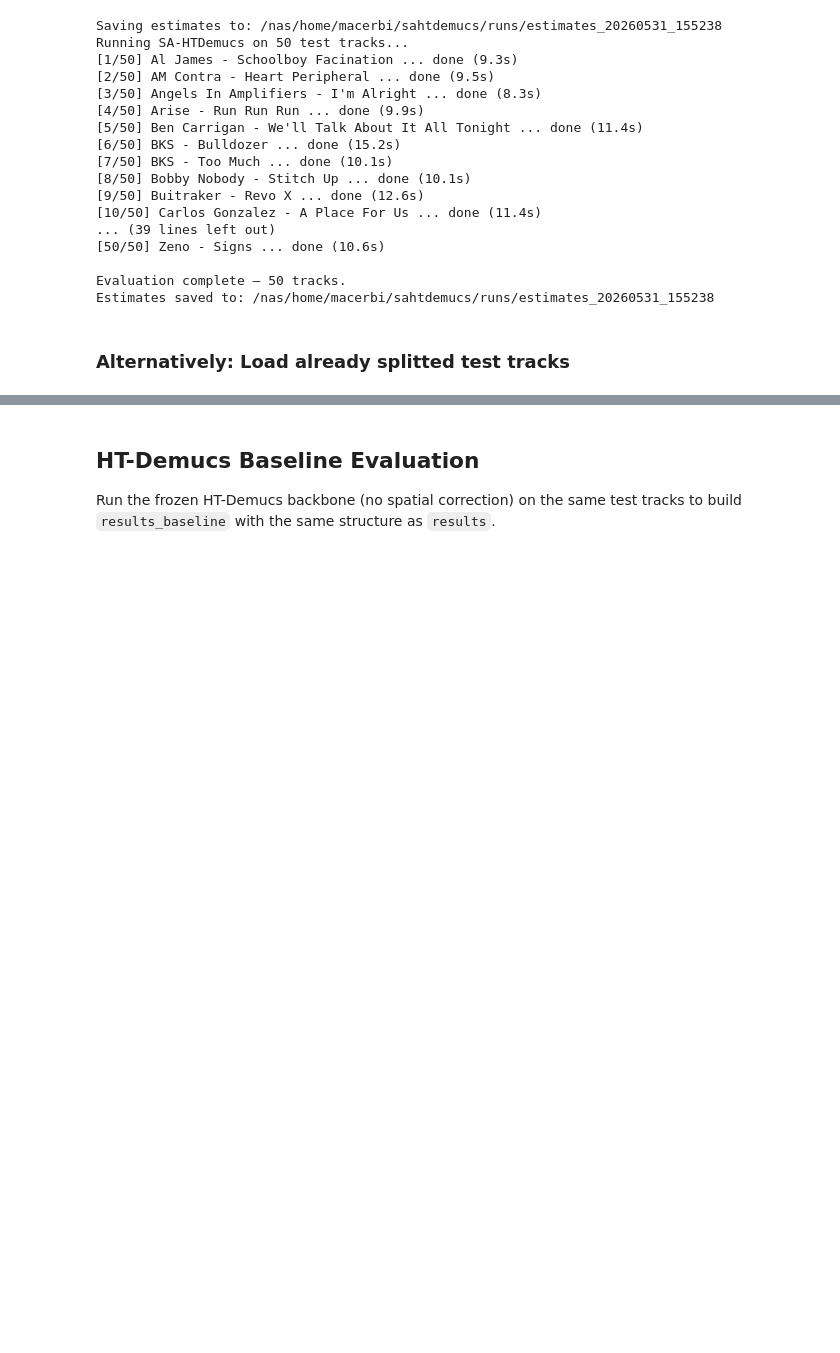
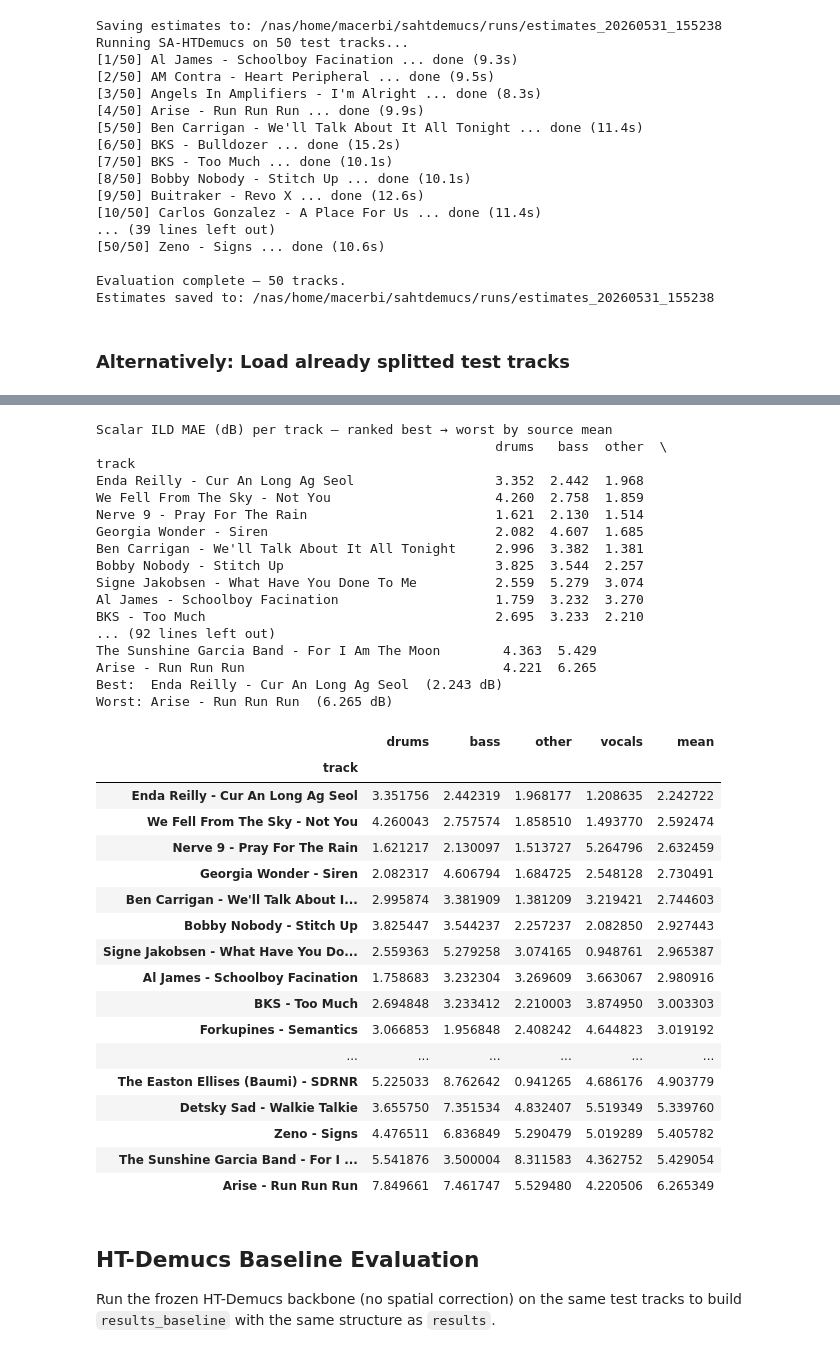
Before and after one commit to polimi-ispl/sahtdemucs, a Jupyter notebook: notebook/TrainSAHTDemucs.ipynb, the cells around one changed output, grey strips where cells are left out. Cells and saved outputs as stored; diff of their text form; code cells hidden in the pictures; blank space fills up the shorter version.

```diff
--- a/notebook/TrainSAHTDemucs.ipynb
+++ b/notebook/TrainSAHTDemucs.ipynb
@@ -630,6 +627,10 @@ def compute_ild_bands_mae(est: torch.Tensor, tgt: torch.Tensor) -> np.ndarray:
         tgt[0].unsqueeze(0).cpu(), tgt[1].unsqueeze(0).cpu(),
     )
     return torch.abs(ild_tf_est - ild_tf_tgt).mean(dim=-1).squeeze(0).numpy()  # (n_bands,)
+
+def scalar_ild_mae(ild_bands_mae: np.ndarray) -> float:
+    """Mean absolute ILD error in dB, averaged over all sub-bands."""
+    return float(np.mean(ild_bands_mae))
 # %% [markdown]
 ### Run SA-HTDemucs on test tracks and compute per-sub-band ILD MAE and SI-SDR
 # %%
@@ -782,3 +787,61 @@ Evaluation complete — 50 tracks.
+# %%
+# Build one row per track: a scalar ILD MAE for every source + the source mean.
+rows = {}
+for track_name, track_res in results.items():
+    per_src = {src: scalar_ild_mae(track_res[src]["ild_bands_mae"])
+               for src in SOURCES if src in track_res}
+    per_src["mean"] = float(np.mean([per_src[s] for s in SOURCES if s in per_src]))
+    rows[track_name] = per_src
+
+ild_ranking = pd.DataFrame.from_dict(rows, orient="index", columns=SOURCES + ["mean"])
+
+# Rank from best (lowest mean ILD MAE) to worst (highest).
+ild_ranking = ild_ranking.sort_values("mean", ascending=True)
+ild_ranking.index.name = "track"
+
+print("Scalar ILD MAE (dB) per track — ranked best → worst by source mean")
+with pd.option_context("display.max_rows", None, "display.float_format", lambda x: f"{x:6.3f}"):
+    print(ild_ranking)
+
+print(f"Best:  {ild_ranking.index[0]}  ({ild_ranking['mean'].iloc[0]:.3f} dB)")
+print(f"Worst: {ild_ranking.index[-1]}  ({ild_ranking['mean'].iloc[-1]:.3f} dB)")
+ild_ranking
+# %% [output]
+Scalar ILD MAE (dB) per track — ranked best → worst by source mean
+                                                   drums   bass  other  \
+track
+Enda Reilly - Cur An Long Ag Seol                  3.352  2.442  1.968
+We Fell From The Sky - Not You                     4.260  2.758  1.859
+Nerve 9 - Pray For The Rain                        1.621  2.130  1.514
+Georgia Wonder - Siren                             2.082  4.607  1.685
+Ben Carrigan - We'll Talk About It All Tonight     2.996  3.382  1.381
+Bobby Nobody - Stitch Up                           3.825  3.544  2.257
+Signe Jakobsen - What Have You Done To Me          2.559  5.279  3.074
+Al James - Schoolboy Facination                    1.759  3.232  3.270
+BKS - Too Much                                     2.695  3.233  2.210
+... (92 lines left out)
+The Sunshine Garcia Band - For I Am The Moon        4.363  5.429
+Arise - Run Run Run                                 4.221  6.265
+Best:  Enda Reilly - Cur An Long Ag Seol  (2.243 dB)
+Worst: Arise - Run Run Run  (6.265 dB)
+|  | drums | bass | other | vocals | mean |
+| track |  |  |  |  |  |
+| Enda Reilly - Cur An Long Ag Seol | 3.351756 | 2.442319 | 1.968177 | 1.208635 | 2.242722 |
+| We Fell From The Sky - Not You | 4.260043 | 2.757574 | 1.858510 | 1.493770 | 2.592474 |
+| Nerve 9 - Pray For The Rain | 1.621217 | 2.130097 | 1.513727 | 5.264796 | 2.632459 |
+| Georgia Wonder - Siren | 2.082317 | 4.606794 | 1.684725 | 2.548128 | 2.730491 |
+| Ben Carrigan - We'll Talk About I... | 2.995874 | 3.381909 | 1.381209 | 3.219421 | 2.744603 |
+| Bobby Nobody - Stitch Up | 3.825447 | 3.544237 | 2.257237 | 2.082850 | 2.927443 |
+| Signe Jakobsen - What Have You Do... | 2.559363 | 5.279258 | 3.074165 | 0.948761 | 2.965387 |
+| Al James - Schoolboy Facination | 1.758683 | 3.232304 | 3.269609 | 3.663067 | 2.980916 |
+| BKS - Too Much | 2.694848 | 3.233412 | 2.210003 | 3.874950 | 3.003303 |
+| Forkupines - Semantics | 3.066853 | 1.956848 | 2.408242 | 4.644823 | 3.019192 |
+| ... | ... | ... | ... | ... | ... |
+| The Easton Ellises (Baumi) - SDRNR | 5.225033 | 8.762642 | 0.941265 | 4.686176 | 4.903779 |
+| Detsky Sad - Walkie Talkie | 3.655750 | 7.351534 | 4.832407 | 5.519349 | 5.339760 |
+| Zeno - Signs | 4.476511 | 6.836849 | 5.290479 | 5.019289 | 5.405782 |
+| The Sunshine Garcia Band - For I ... | 5.541876 | 3.500004 | 8.311583 | 4.362752 | 5.429054 |
+| Arise - Run Run Run | 7.849661 | 7.461747 | 5.529480 | 4.220506 | 6.265349 |
 # %% [markdown]
 ## HT-Demucs Baseline Evaluation
 
```
Also changed, not shown: parts of 6 cells of this notebook, 3 other files.
